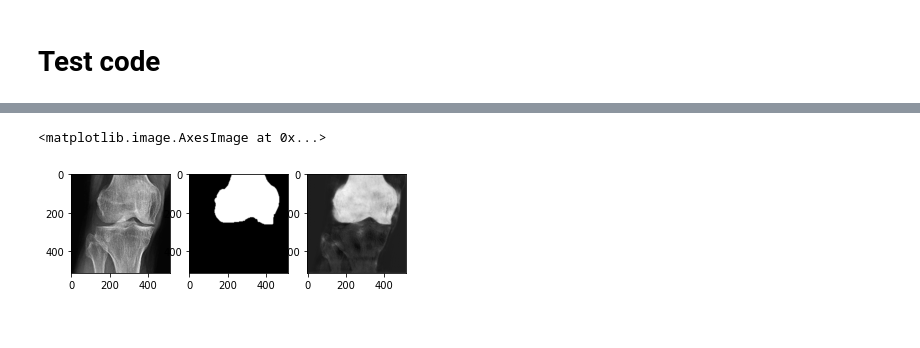
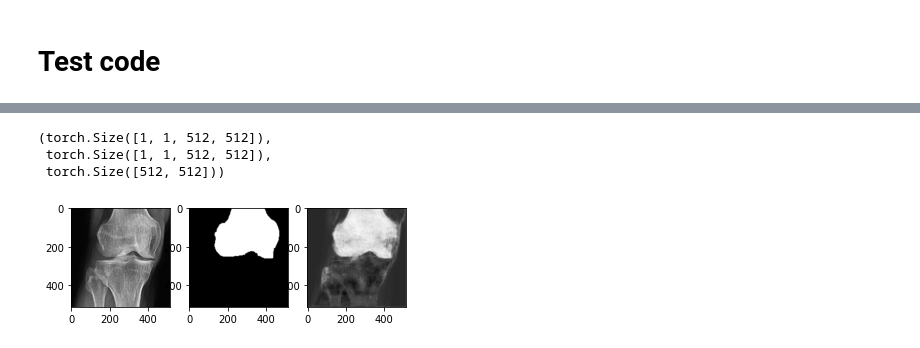
Before and after one commit to Lagom92/cnn_tutorial, a Jupyter notebook: Segmentation/base_code.ipynb, the cells around one changed output, grey strips where cells are left out. Drawn from its saved outputs; the diff is of its cells as text; code cells hidden in the pictures.

```diff
--- a/Segmentation/base_code.ipynb
+++ b/Segmentation/base_code.ipynb
@@ -68,7 +68,7 @@ class KneeDataset(Dataset):
 # %% [markdown]
 ### dataset test
 # %%
-dataset = KneeDataset('./data/train/')
+dataset = KneeDataset('./data/train_knee/')
 # %%
 len(dataset)
 # %% [output]
@@ -106,7 +106,7 @@ base_transform = torchvision.transforms.Compose([
     torchvision.transforms.ToTensor(),
 ])
 # %%
-dataset = KneeDataset('./data/train/', transform=base_transform)
+dataset = KneeDataset('./data/train_knee/', transform=base_transform)
 # %%
 train_data_loader = torch.utils.data.DataLoader(dataset, batch_size=batch_size)
 # %%
@@ -176,6 +176,7 @@ net = UNet().to(device)
 optimizer = torch.optim.SGD(net.parameters(), lr=lr, momentum=momentum)
 
 ckpt = torch.load('best_unet.pt', map_location=torch.device('cpu'))
+# ckpt = torch.load('best_unet.pt', map_location=torch.device('cpu'))
 net.load_state_dict(ckpt['model_state_dict'])
 optimizer.load_state_dict(ckpt['optimizer_state_dict'])
 
@@ -195,6 +196,15 @@ with torch.no_grad():
         plt.imsave(f"./result/{i}_pred.png", outputs.squeeze(), cmap='gray')
         i += 1
 
+        print(inputs)
+        print()
+        print(labels)
+        print()
+        print(outputs)
+
+        break
+
+
 print("Success save")
 # %% [output]
 Device:  cpu
@@ -202,13 +227,17 @@ Success save
 # %%
 # Check
 plt.subplot(131)
 plt.imshow(inputs.squeeze(), cmap='gray')
 
 plt.subplot(132)
 plt.imshow(labels.squeeze(), cmap='gray')
 
 plt.subplot(133)
 plt.imshow(outputs.squeeze(), cmap='gray')
+
+inputs.shape, labels.shape, outputs.squeeze().shape
 # %% [output]
-<matplotlib.image.AxesImage at 0x...>
+(torch.Size([1, 1, 512, 512]),
+ torch.Size([1, 1, 512, 512]),
+ torch.Size([512, 512]))
-[figure, old version]
+[figure, new version]
```
Also changed, not shown: parts of 4 cells of this notebook, 1 other file.
